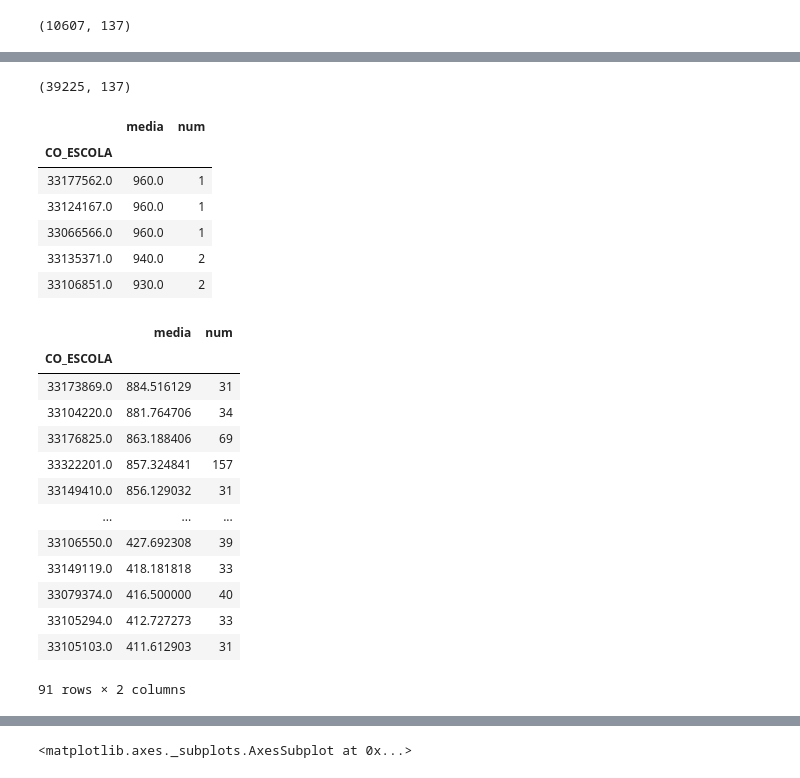
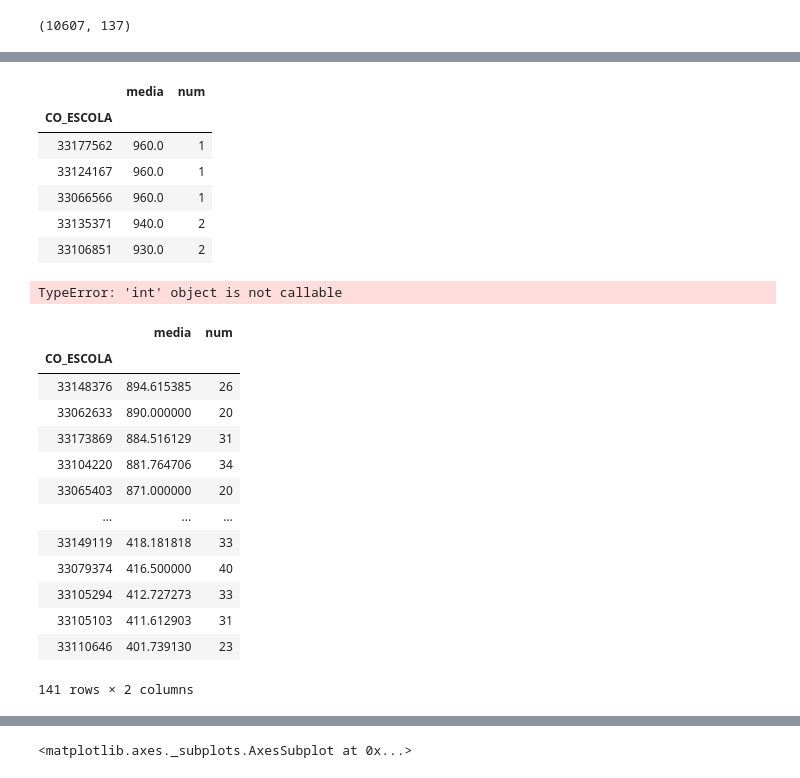
Before and after one commit to pauloneves/educacao, a Jupyter notebook: ledados.ipynb, the cells around one changed output, grey strips where cells are left out. Drawn from its saved outputs; the diff is of its cells as text; code cells hidden in the pictures.

```diff
--- a/ledados.ipynb
+++ b/ledados.ipynb
@@ -5,8 +5,6 @@ import matplotlib.pyplot as plt
 %matplotlib inline
 
 CO_MUN = 3304557 # Rio de Janeiro
-# %%
-df_enem = pd.read_csv('dados\microdados_enem2018\DADOS\MICRODADOS_ENEM_2018.csv', sep=';', encoding='iso8859-1')
 # %%
 df_enem.CO_MUNICIPIO_ESC
 # %% [output]
@@ -23,7 +21,10 @@ df_enem.CO_MUNICIPIO_ESC
 1097809          NaN
 Name: CO_MUNICIPIO_ESC, Length: 1097810, dtype: float64
 # %%
-df_rio = pd.concat(df_enem.loc[df_enem.CO_MUNICIPIO_ESC== CO_MUN] for df_enem in
-                   pd.read_csv('dados\microdados_enem2018\DADOS\MICRODADOS_ENEM_2018.csv',
+df_enem_rio = pd.concat(df_enem.loc[df_enem.CO_MUNICIPIO_ESC== CO_MUN] for df_enem in
+                        pd.read_csv('dados\microdados_enem2018\DADOS\MICRODADOS_ENEM_2018.csv',
                                 chunksize=10000,
                                 sep=';', encoding='iso8859-1'))
+df_enem_rio.dropna(subset=['CO_ESCOLA'], inplace=True)
+df_enem_rio['CO_ESCOLA'] = df_enem_rio.CO_ESCOLA.astype(int)
+df_enem_rio.head()
@@ -64,36 +43,40 @@ df_rio.columns.tolist()
-# %%
-df_rio.shape
-# %% [output]
-(39225, 137)
 # %%
-df_g = df_rio.loc[:, [ 'CO_ESCOLA','NU_NOTA_REDACAO']].groupby('CO_ESCOLA').agg(media=('NU_NOTA_REDACAO','mean'), num=('NU_NOTA_REDACAO','count')).sort_values('media', ascending=False)
+df_g = df_enem_rio.loc[:, [ 'CO_ESCOLA','NU_NOTA_REDACAO']].groupby('CO_ESCOLA')\
+       .agg(media=('NU_NOTA_REDACAO','mean'), num=('NU_NOTA_REDACAO','count'))\
+       .sort_values('media', ascending=False)
 df_g.head()
 # %% [output]
 |  | media | num |
 | CO_ESCOLA |  |  |
-| 33177562.0 | 960.0 | 1 |
-| 33124167.0 | 960.0 | 1 |
-| 33066566.0 | 960.0 | 1 |
-| 33135371.0 | 940.0 | 2 |
-| 33106851.0 | 930.0 | 2 |
+| 33177562 | 960.0 | 1 |
+| 33124167 | 960.0 | 1 |
+| 33066566 | 960.0 | 1 |
+| 33135371 | 940.0 | 2 |
+| 33106851 | 930.0 | 2 |
+# %%
+CO_SAO_BENTO = 33062633
+#df_enem_rio[df_enem_rio.CO_ESCOLA == CO_SAO_BENTO]
+df_enem_rio.loc[df_enem_rio.CO_ESCOLA ==CO_SAO_BENTO, 'NU_NOTA_REDACAO'].size()
+# %% [output]
+TypeError: 'int' object is not callable
 # %%
-df_melhores = df_g.loc[df_g.num>30]
+df_melhores = df_g.loc[df_g.num>=20]
 df_melhores
 # %% [output]
 |  | media | num |
 | CO_ESCOLA |  |  |
-| 33173869.0 | 884.516129 | 31 |
-| 33104220.0 | 881.764706 | 34 |
-| 33176825.0 | 863.188406 | 69 |
-| 33322201.0 | 857.324841 | 157 |
-| 33149410.0 | 856.129032 | 31 |
+| 33148376 | 894.615385 | 26 |
+| 33062633 | 890.000000 | 20 |
+| 33173869 | 884.516129 | 31 |
+| 33104220 | 881.764706 | 34 |
+| 33065403 | 871.000000 | 20 |
 | ... | ... | ... |
-| 33106550.0 | 427.692308 | 39 |
-| 33149119.0 | 418.181818 | 33 |
-| 33079374.0 | 416.500000 | 40 |
-| 33105294.0 | 412.727273 | 33 |
-| 33105103.0 | 411.612903 | 31 |
+| 33149119 | 418.181818 | 33 |
+| 33079374 | 416.500000 | 40 |
+| 33105294 | 412.727273 | 33 |
+| 33105103 | 411.612903 | 31 |
+| 33110646 | 401.739130 | 23 |
-91 rows × 2 columns
+141 rows × 2 columns
 # %%
 df_escolas = pd.read_csv('dados\microdados_educacao_basica_2018\microdados_ed_basica_2018\DADOS\ESCOLAS.zip', sep='|', encoding='latin1', low_memory=False, index_col='CO_ENTIDADE')
 df_escolas.head()
```
Also changed, not shown: parts of 11 cells of this notebook, 3 other files.
